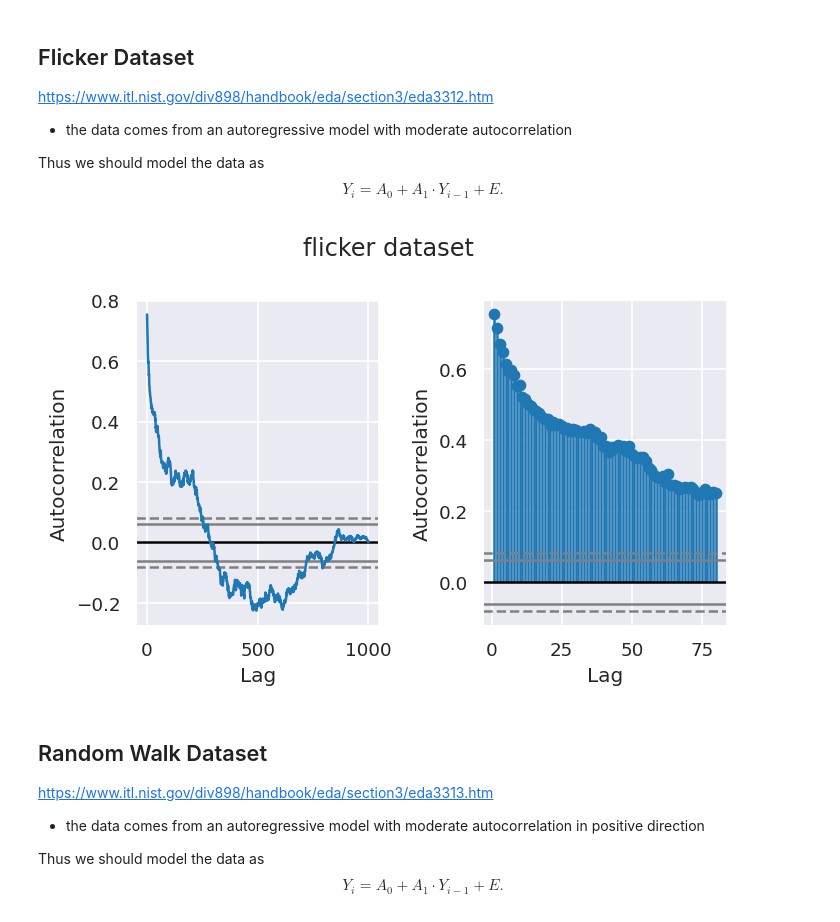
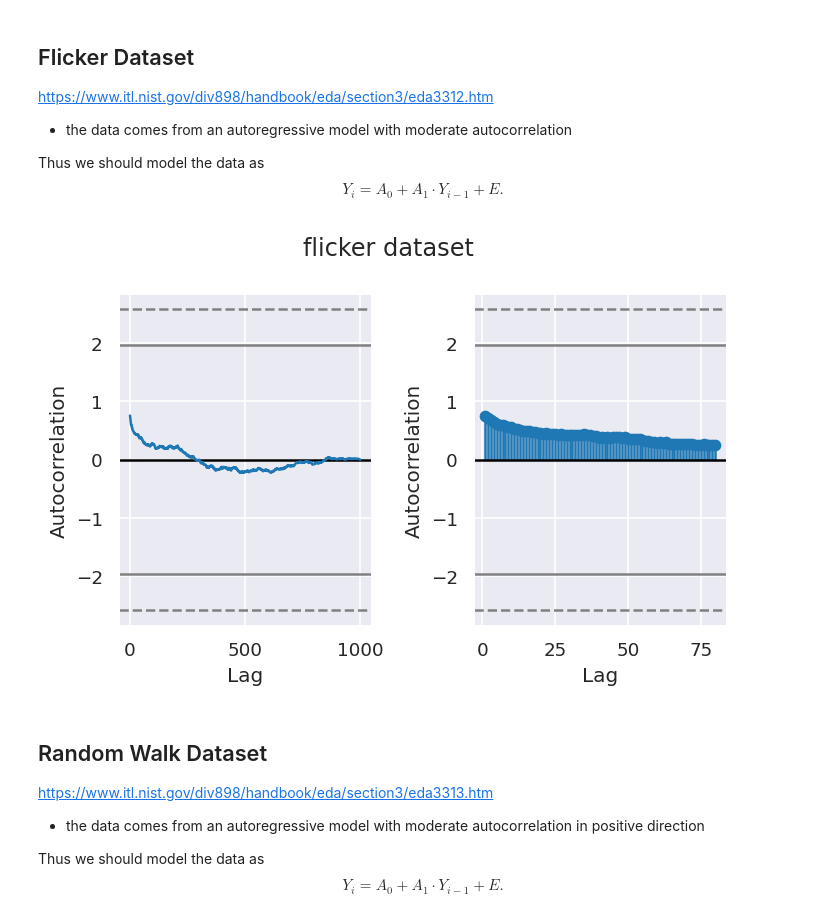
Before and after one commit to cgahr/exploratoryDataAnalysis, a Jupyter notebook: notebooks/1-3-3-1_autocorrelation_plot.ipynb, the cells around one changed output. Cells and saved outputs as stored; diff of their text form; code cells hidden in the pictures.

```diff
--- a/notebooks/1-3-3-1_autocorrelation_plot.ipynb
+++ b/notebooks/1-3-3-1_autocorrelation_plot.ipynb
@@ -43,15 +42,15 @@ $$Y_i = A_0 + A_1 \cdot Y_{i-1} + E.$$
 # %%
 x = pd.read_csv("../datasets/flicker.csv")["y"].values
 
 fig, ax = plt.subplots(1, 2)
 
-plot_autocorrelation(x, stem=False, ax=ax[0])
-plot_autocorrelation(x, stem=True, maxlag=80, ax=ax[1])
+autocorrelation_plot(x, stem=False, ax=ax[0])
+autocorrelation_plot(x, stem=True, maxlag=80, ax=ax[1])
 fig.suptitle(r"flicker dataset")
 
 plt.tight_layout()
 # %% [output]
-[figure, old version]
+[figure, new version]
 # %% [markdown]
 ## Random Walk Dataset
 
```
Also changed, not shown: parts of 4 cells of this notebook, 12 other files.
